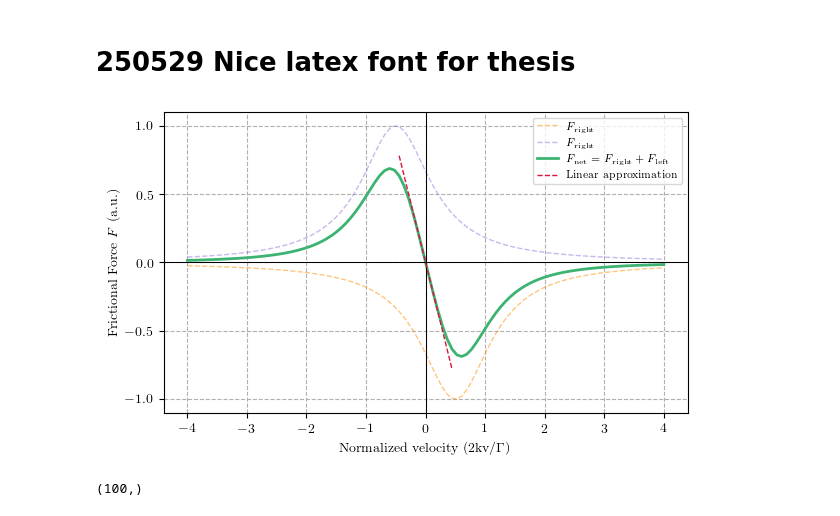
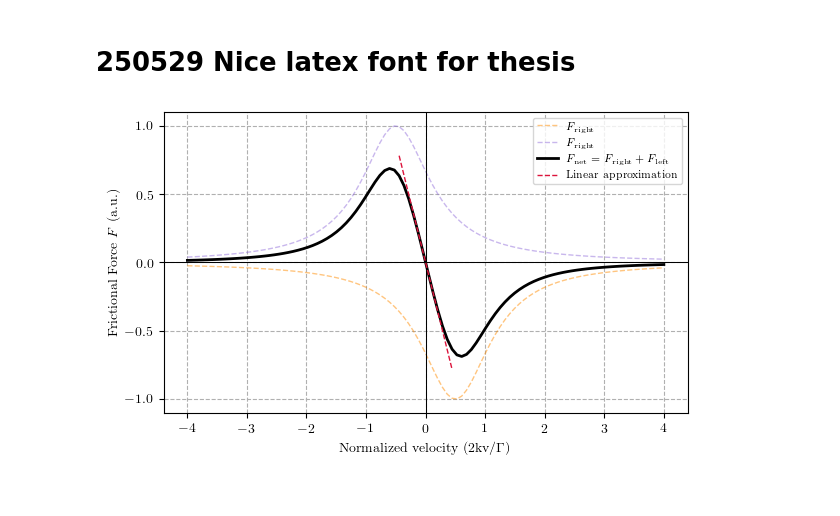
Before and after one commit to hsuchungchuan/Projects, a Jupyter notebook: 250529 Scattering Force vs Velocity in MOT/250529 Scattering Force vs Velocity.ipynb, the cells around one changed output. Cells and saved outputs as stored; diff of their text form; code cells hidden in the pictures.

Commit message:
change my mind i want black for scattering force

```diff
--- a/250529 Scattering Force vs Velocity in MOT/250529 Scattering Force vs Velocity.ipynb
+++ b/250529 Scattering Force vs Velocity in MOT/250529 Scattering Force vs Velocity.ipynb
@@ -104,36 +104,32 @@ plt.rcParams['axes.grid'] = True
 # %%
 plt.plot(norm_v,F_right_normed,'--',alpha=0.5,color="darkorange",label=r'$F_{\mathrm{right}}$')
 plt.plot(norm_v,F_left_normed,'--',alpha=0.5,color="mediumpurple",label=r'$F_{\mathrm{right}}$')
-plt.plot(norm_v,F_net_normed,'-',linewidth=2,color="mediumseagreen",label=r'$F_{\mathrm{net}}=F_{\mathrm{right}}+F_{\mathrm{left}}$')
+plt.plot(norm_v,F_net_normed,'-',linewidth=2,color="black",label=r'$F_{\mathrm{net}}=F_{\mathrm{right}}+F_{\mathrm{left}}$')
 plt.yticks(np.arange(-1, 1.5, step=0.5))
 
 plt.ylabel(r'Frictional Force $F$ (a.u.)')
 plt.xlabel(r'Normalized velocity (2kv/$\Gamma$)')
 
 plt.axhline(0.0,linestyle='-',linewidth=0.75,color='black')
 plt.axvline(0,linestyle='-',linewidth=0.75,color='black')
 # plt.axvline(0.0,0.025,0.975,linestyle='-',color='black')
 
 # Calculate the gradient (slope) around the center (v=0) using central difference
 center_idx = len(norm_v) // 2
 dv = norm_v[1] - norm_v[0]
 slope = (F_net_normed[center_idx + 1] - F_net_normed[center_idx - 1]) / (2 * dv)
 
 # Linear fit: y = slope * (v - v0) + F_net_normed[center_idx]
 v0 = norm_v[center_idx]
 linear_fit = slope * (norm_v - v0) + F_net_normed[center_idx]
 
 plt.plot(norm_v[44:56], linear_fit[44:56], '--', color='crimson', linewidth=1, label='Linear approximation')
 
 # plt.title(r'Normalized frictional force $F$ against velocity, $\Delta=-\Gamma/2$')
 plt.legend()
 
 plt.savefig('250529 DopplerCoolingPlot.pdf',dpi=300)
 
 # plt.show()
 # %% [output]
-[figure, old version]
+[figure, new version]
-# %%
-np.shape(norm_v)
-# %% [output]
-(100,)
```
Also changed, not shown: 1 other file.
